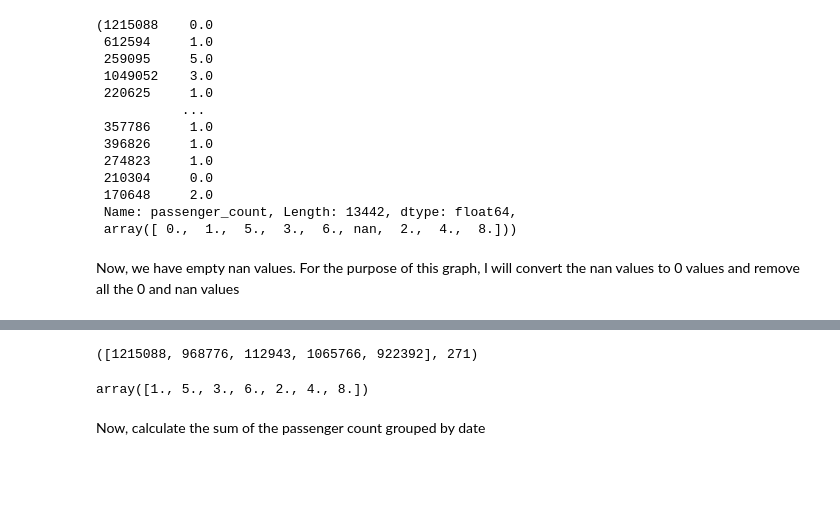
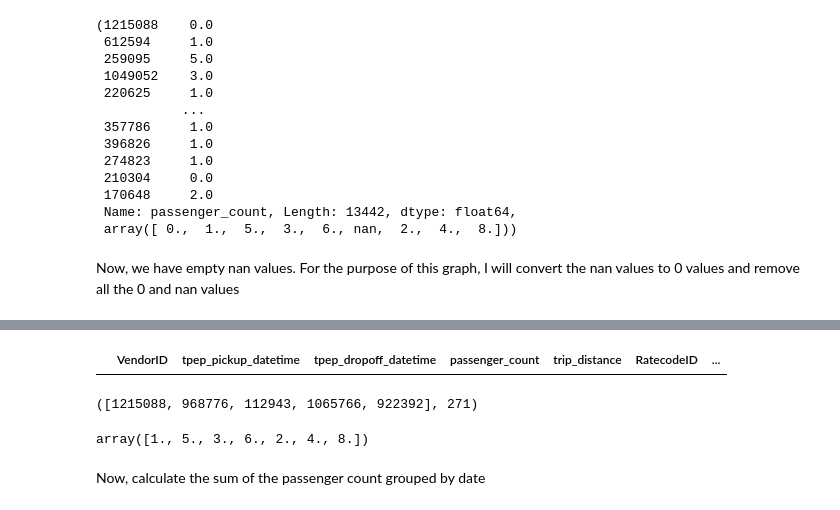
Before and after one commit to lolisaigao1234/IS497FinalProject, a Jupyter notebook: python/wu_rocky_Final_Project.ipynb, the cells around one changed output, grey strips where cells are left out. Cells and saved outputs as stored; diff of their text form; code cells hidden in the pictures; blank space fills up the shorter version.

```diff
--- a/python/wu_rocky_Final_Project.ipynb
+++ b/python/wu_rocky_Final_Project.ipynb
@@ -567,5 +550,0 @@ data[data['passenger_count'] == 0]
-# %%
-dropIndex = list(data[data['passenger_count'] == 0 | data['passenger_count'].isnull()].index)
-dropIndex[:5], len(dropIndex)
-# %% [output]
-([1215088, 968776, 112943, 1065766, 922392], 271)
@@ -576,4 +551,9 @@ data = data[~pd.isnull(data['passenger_count'])]
-# %%
-data['passenger_count'].unique()
-# %% [output]
-array([1., 5., 3., 6., 2., 4., 8.])
+# %%
+data[data['passenger_count'] == 0].head()
+# %% [output]
+|  | VendorID | tpep_pickup_datetime | tpep_dropoff_datetime | passenger_count | trip_distance | RatecodeID | ... |
+# %%
+dropIndex = list(data[data['passenger_count'] == 0].index)
+dropIndex[:5], len(dropIndex)
+# %% [output]
+([1215088, 968776, 112943, 1065766, 922392], 271)
@@ -580,3 +564,7 @@ array([1., 5., 3., 6., 2., 4., 8.])
+# %%
+data['passenger_count'].unique()
+# %% [output]
+array([1., 5., 3., 6., 2., 4., 8.])
 # %% [markdown]
 Now, calculate the sum of the passenger count grouped by date
 # %%
```
Also changed, not shown: parts of 63 cells of this notebook.
